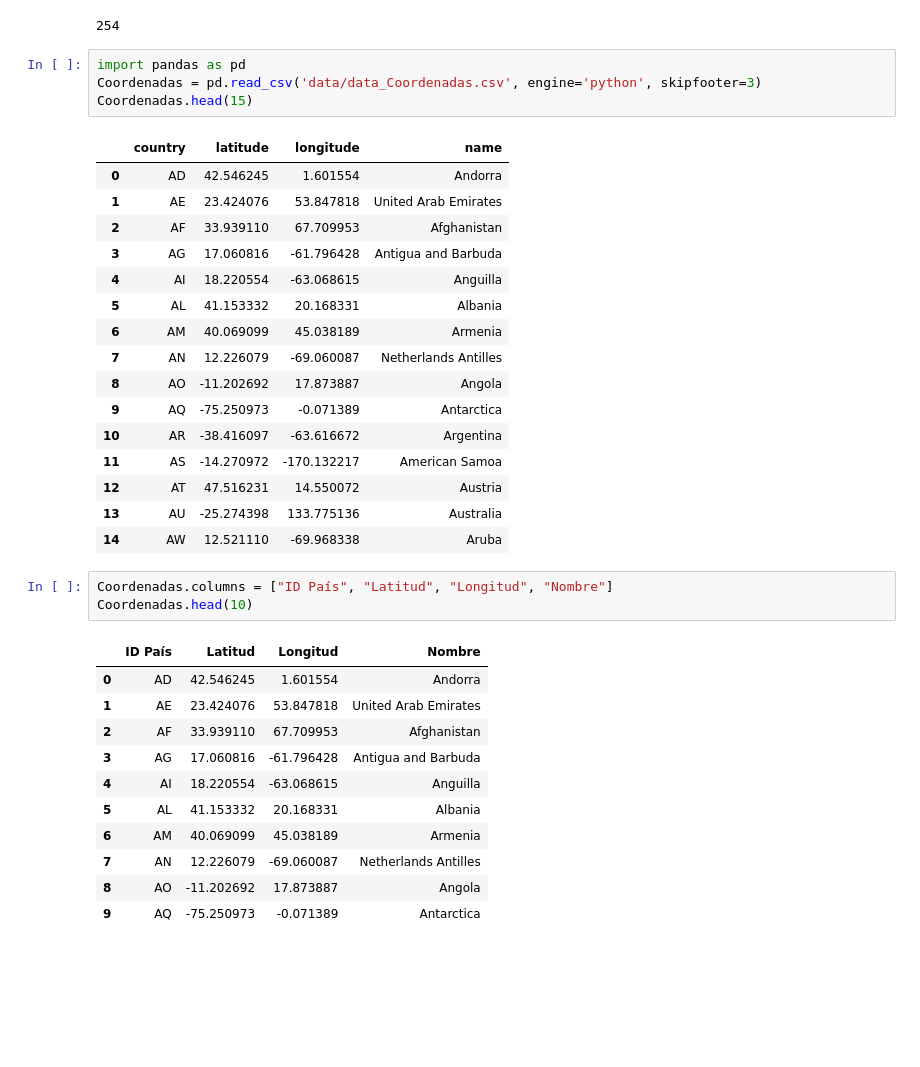
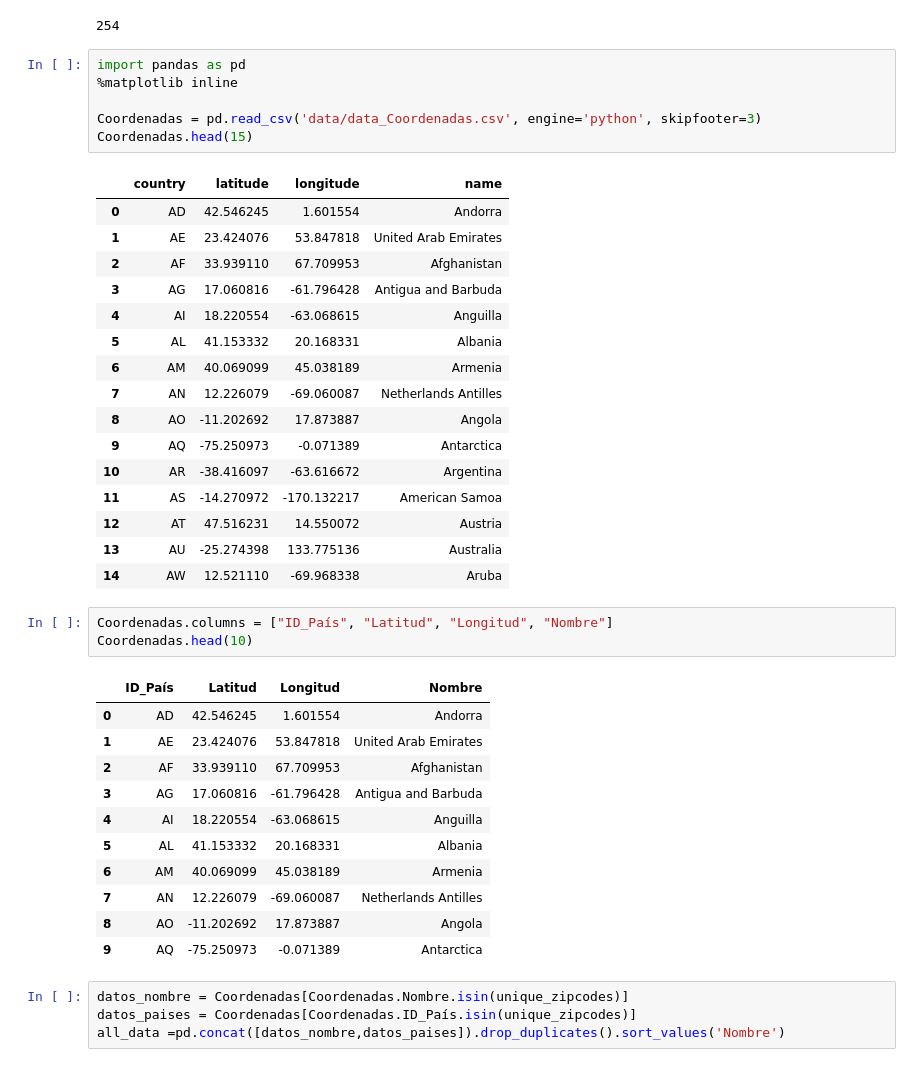
Before and after one commit to Rodrigo-190/Tarea-2-Bioinformatica, a Jupyter notebook: Tarea2.ipynb, the cells around one changed output. Cells and saved outputs as stored; diff of their text form; blank space fills up the shorter version.

Commit message:
Asignación de coordenadas para la generación de grafica

```diff
--- a/Tarea2.ipynb
+++ b/Tarea2.ipynb
@@ -60,6 +60,8 @@ len(unique_zipcodes)
 254
 # %%
 import pandas as pd
+%matplotlib inline
+
 Coordenadas = pd.read_csv('data/data_Coordenadas.csv', engine='python', skipfooter=3)
 Coordenadas.head(15)
 # %% [output]
@@ -80,10 +82,10 @@ Coordenadas.head(15)
 | 13 | AU | -25.274398 | 133.775136 | Australia |
 | 14 | AW | 12.521110 | -69.968338 | Aruba |
 # %%
-Coordenadas.columns = ["ID País", "Latitud", "Longitud", "Nombre"]
+Coordenadas.columns = ["ID_País", "Latitud", "Longitud", "Nombre"]
 Coordenadas.head(10)
 # %% [output]
-|  | ID País | Latitud | Longitud | Nombre |
+|  | ID_País | Latitud | Longitud | Nombre |
 | 0 | AD | 42.546245 | 1.601554 | Andorra |
 | 1 | AE | 23.424076 | 53.847818 | United Arab Emirates |
 | 2 | AF | 33.939110 | 67.709953 | Afghanistan |
@@ -94,3 +96,7 @@ Coordenadas.head(10)
 | 7 | AN | 12.226079 | -69.060087 | Netherlands Antilles |
 | 8 | AO | -11.202692 | 17.873887 | Angola |
 | 9 | AQ | -75.250973 | -0.071389 | Antarctica |
+# %%
+datos_nombre = Coordenadas[Coordenadas.Nombre.isin(unique_zipcodes)]
+datos_paises = Coordenadas[Coordenadas.ID_País.isin(unique_zipcodes)]
+all_data =pd.concat([datos_nombre,datos_paises]).drop_duplicates().sort_values('Nombre')
```
Also changed, not shown: parts of 2 cells of this notebook.
